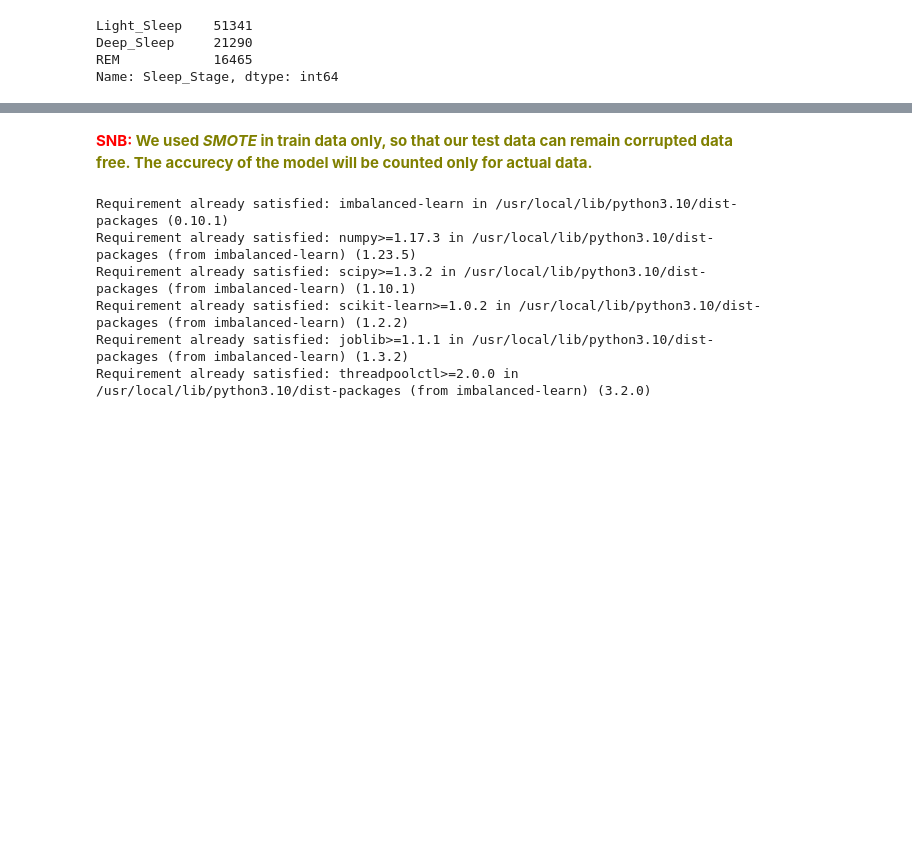
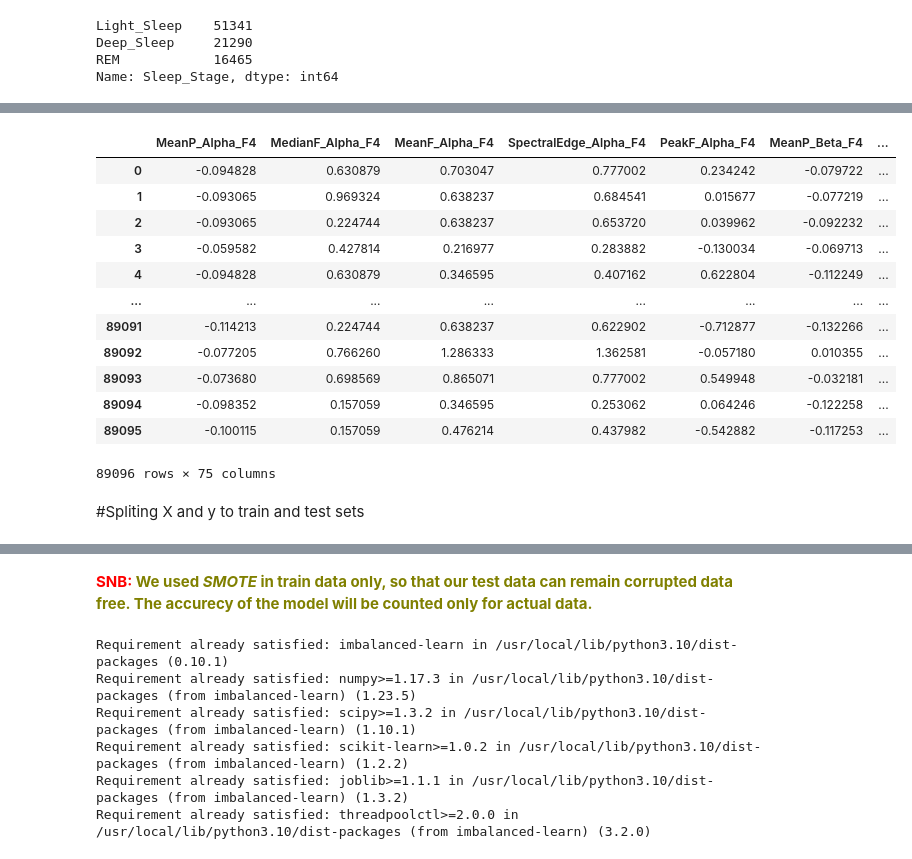
Before and after one commit to FahmidaNourin/CSE445_Machine_Learning, a Jupyter notebook: Project_Initial.ipynb, the cells around one changed output, grey strips where cells are left out. Drawn from its saved outputs; the diff is of its cells as text; code cells hidden in the pictures; blank space fills up the shorter version.

```diff
--- a/Project_Initial.ipynb
+++ b/Project_Initial.ipynb
@@ -97,3 +169,21 @@ y = df[target]
+# %%
+X
+# %% [output]
+|  | MeanP_Alpha_F4 | MedianF_Alpha_F4 | MeanF_Alpha_F4 | SpectralEdge_Alpha_F4 | PeakF_Alpha_F4 | MeanP_Beta_F4 | ... |
+| 0 | -0.094828 | 0.630879 | 0.703047 | 0.777002 | 0.234242 | -0.079722 | ... |
+| 1 | -0.093065 | 0.969324 | 0.638237 | 0.684541 | 0.015677 | -0.077219 | ... |
+| 2 | -0.093065 | 0.224744 | 0.638237 | 0.653720 | 0.039962 | -0.092232 | ... |
+| 3 | -0.059582 | 0.427814 | 0.216977 | 0.283882 | -0.130034 | -0.069713 | ... |
+| 4 | -0.094828 | 0.630879 | 0.346595 | 0.407162 | 0.622804 | -0.112249 | ... |
+| ... | ... | ... | ... | ... | ... | ... | ... |
+| 89091 | -0.114213 | 0.224744 | 0.638237 | 0.622902 | -0.712877 | -0.132266 | ... |
+| 89092 | -0.077205 | 0.766260 | 1.286333 | 1.362581 | -0.057180 | 0.010355 | ... |
+| 89093 | -0.073680 | 0.698569 | 0.865071 | 0.777002 | 0.549948 | -0.032181 | ... |
+| 89094 | -0.098352 | 0.157059 | 0.346595 | 0.253062 | 0.064246 | -0.122258 | ... |
+| 89095 | -0.100115 | 0.157059 | 0.476214 | 0.437982 | -0.542882 | -0.117253 | ... |
+89096 rows × 75 columns
+# %% [markdown]
+#Spliting X and y to train and test sets
 # %%
 from sklearn.model_selection import train_test_split
 X_train, X_test, y_train, y_test = train_test_split(X,y, test_size=0.20)
```
Also changed, not shown: parts of 24 cells of this notebook.
